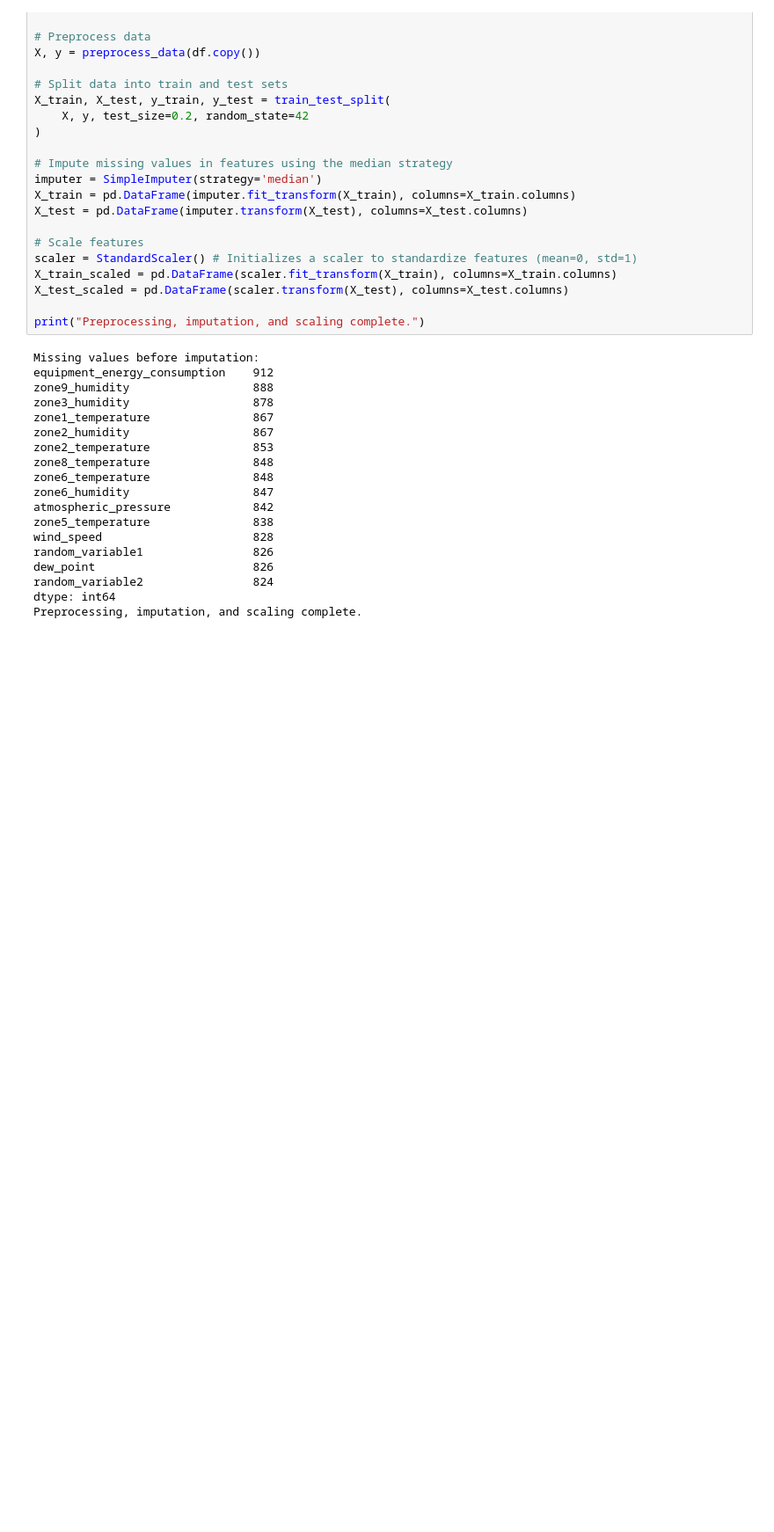
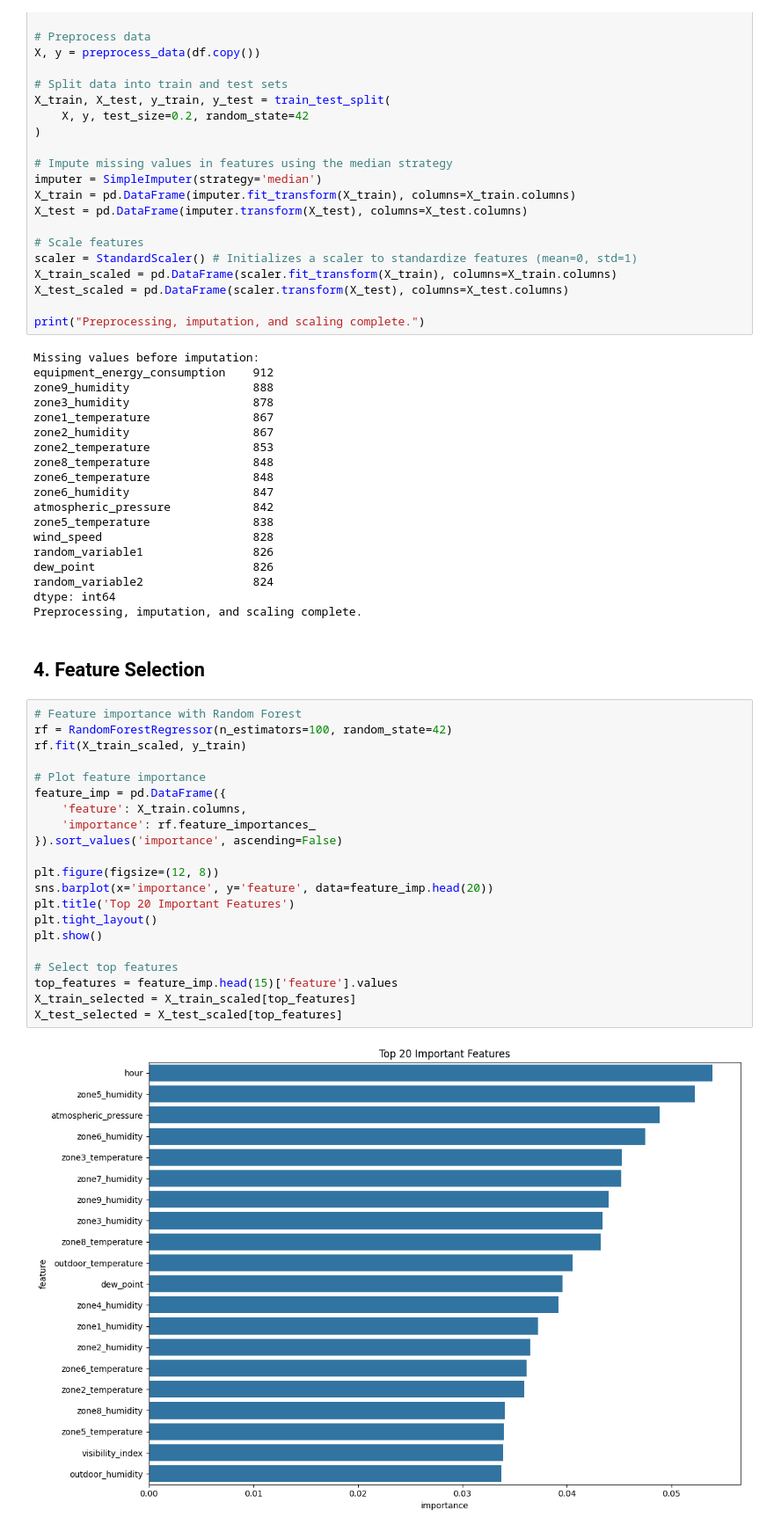
Before and after one commit to abhiramshanmuga/DS-Intern-Assignment--Abhiram-Shanmuga, a Jupyter notebook: data/main.ipynb, the cells around one changed output. Shown: that part at 88% size. Saved outputs shown, nothing was run; the diff lists cells and outputs as text; blank space fills up the shorter version.

Commit message:
Feature Selection

```diff
--- a/data/main.ipynb
+++ b/data/main.ipynb
@@ -216,3 +216,28 @@ dew_point                       826
 random_variable2                824
 dtype: int64
 Preprocessing, imputation, and scaling complete.
+# %% [markdown]
+## 4. Feature Selection
+# %%
+# Feature importance with Random Forest
+rf = RandomForestRegressor(n_estimators=100, random_state=42)
+rf.fit(X_train_scaled, y_train)
+
+# Plot feature importance
+feature_imp = pd.DataFrame({
+    'feature': X_train.columns,
+    'importance': rf.feature_importances_
+}).sort_values('importance', ascending=False)
+
+plt.figure(figsize=(12, 8))
+sns.barplot(x='importance', y='feature', data=feature_imp.head(20))
+plt.title('Top 20 Important Features')
+plt.tight_layout()
+plt.show()
+
+# Select top features
+top_features = feature_imp.head(15)['feature'].values
+X_train_selected = X_train_scaled[top_features]
+X_test_selected = X_test_scaled[top_features]
+# %% [output]
+[figure, added]
```
